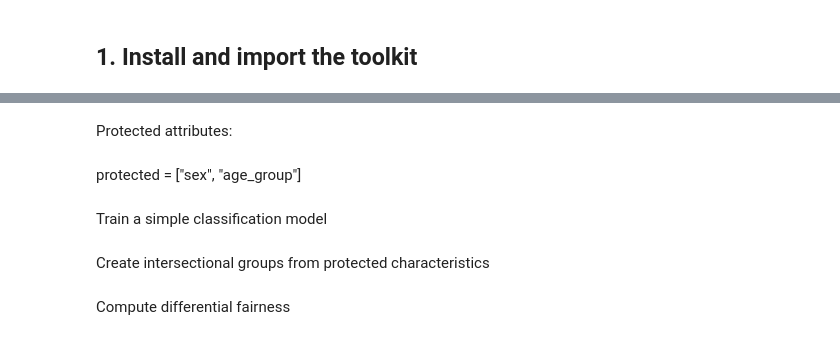
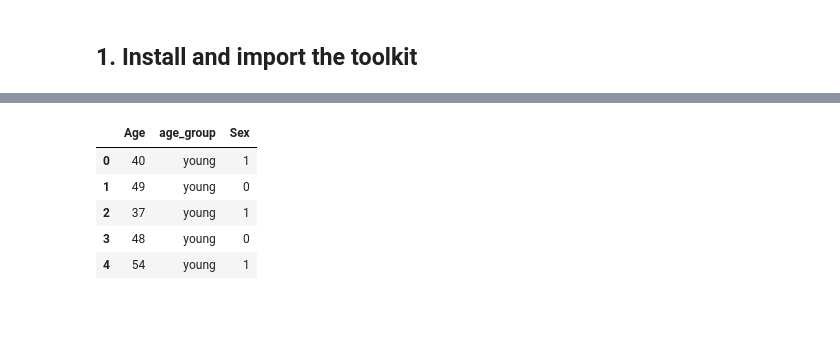
Before and after one commit to nyberry/intersectional-fairness-toolkit, a Jupyter notebook: fairness_toolkit_tutorial.ipynb, the cells around one changed output, grey strips where cells are left out. Saved outputs shown, nothing was run; the diff lists cells and outputs as text; code cells hidden in the pictures; blank space fills up the shorter version.

```diff
--- a/fairness_toolkit_tutorial.ipynb
+++ b/fairness_toolkit_tutorial.ipynb
@@ -37,18 +102,15 @@ create age groups to use later as part of the intersectional fairness analysis
 # %%
 df["age_group"] = pd.cut(
-    df["age"],
-    bins=[0, 40, 60, 120],
-    labels=["young", "middle", "older"]
+    df["Age"],
+    bins=[0, 55, 120],
+    labels=["young", "older"]
 )
 
-df[["age", "age_group", "sex"]].head()
+df[["Age", "age_group", "Sex"]].head()
+# %% [output]
+|  | Age | age_group | Sex |
+| 0 | 40 | young | 1 |
+| 1 | 49 | young | 0 |
+| 2 | 37 | young | 1 |
+| 3 | 48 | young | 0 |
+| 4 | 54 | young | 1 |
-# %% [markdown]
-Protected attributes:
-# %% [markdown]
-protected = ["sex", "age_group"]
-# %% [markdown]
-Train a simple classification model
-# %% [markdown]
-Create intersectional groups from protected characteristics
-# %% [markdown]
-Compute differential fairness
```
Also changed, not shown: parts of 21 cells of this notebook, 17 other files.
